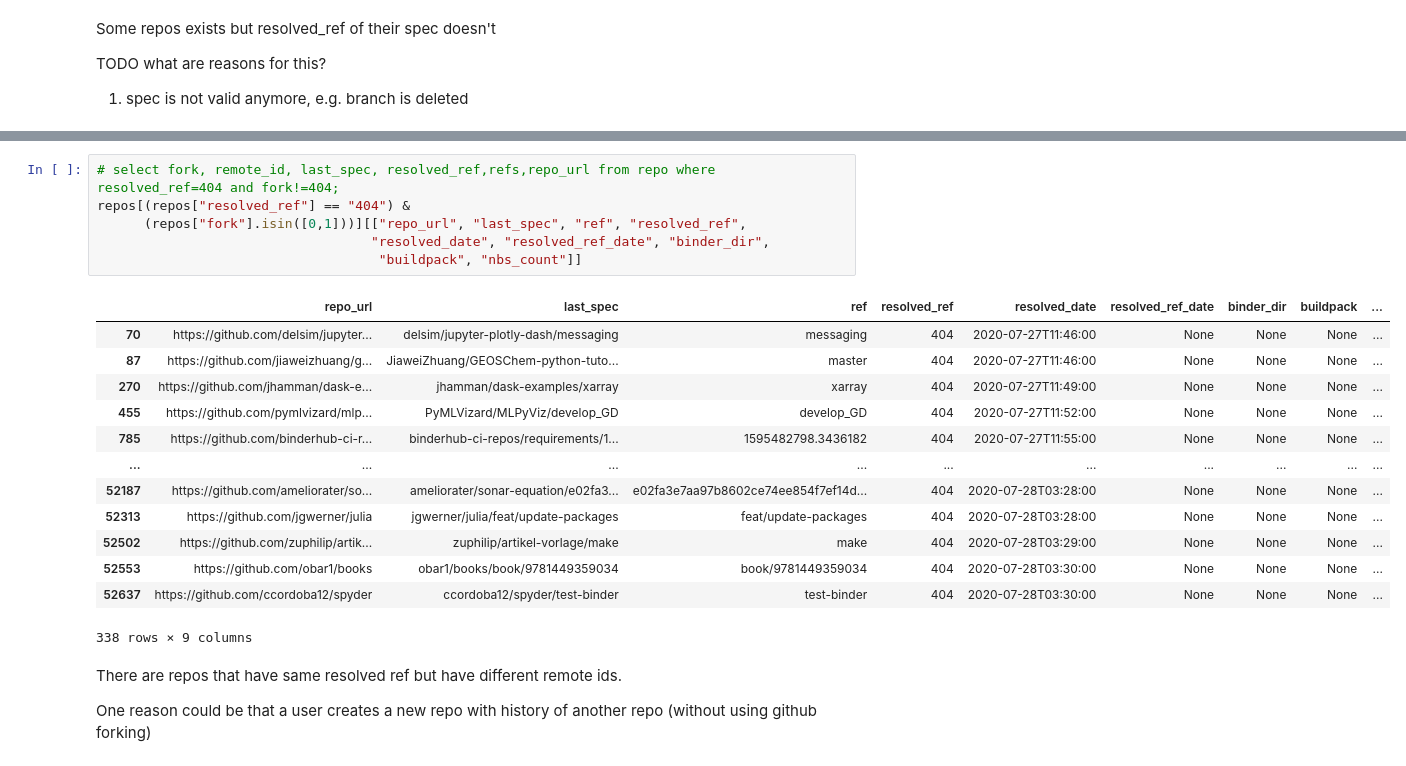
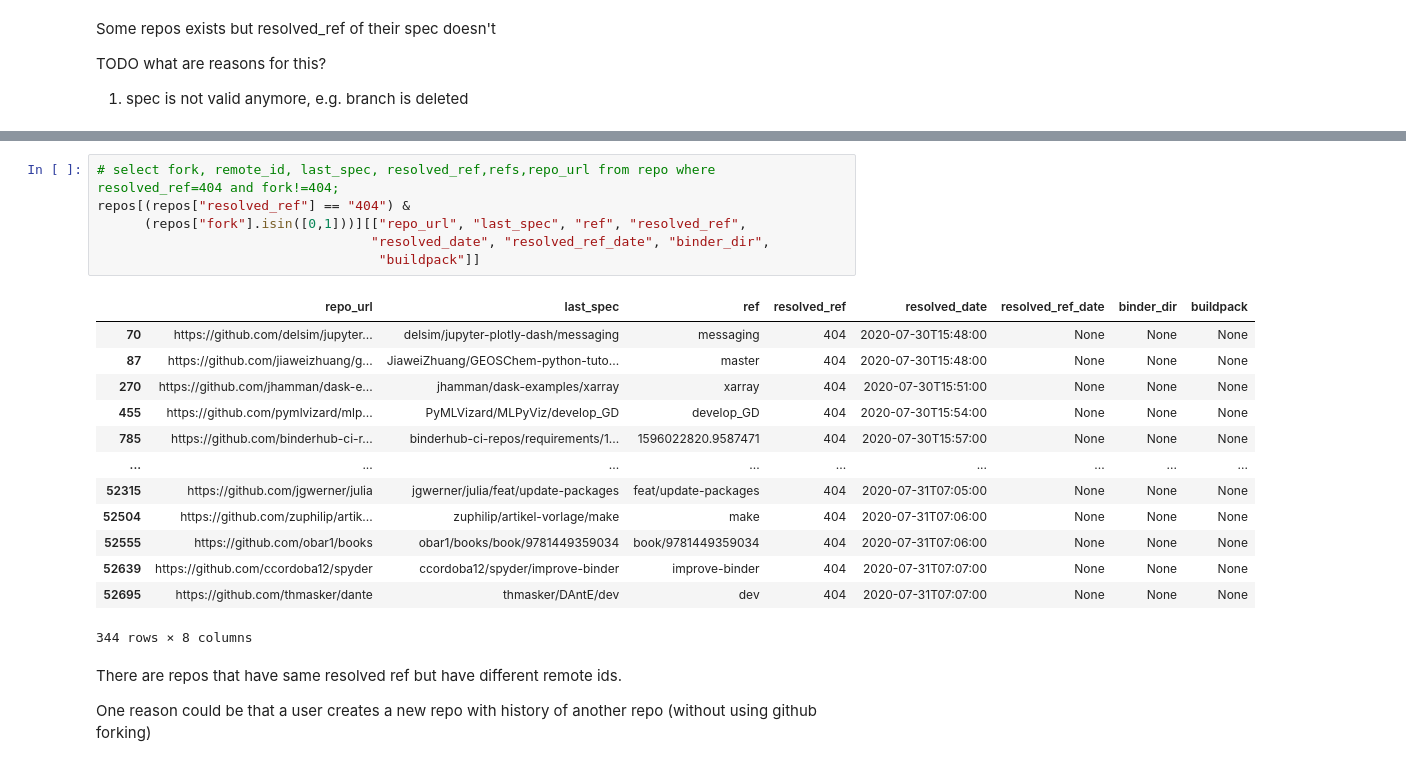
Before and after one commit to gesiscss/binder_paper_20, a Jupyter notebook: analysis/repos.ipynb, the cells around one changed output, grey strips where cells are left out. Saved outputs shown, nothing was run; the diff lists cells and outputs as text.

```diff
--- a/analysis/repos.ipynb
+++ b/analysis/repos.ipynb
@@ -219,23 +215,23 @@ len(repos[repos["resolved_ref"] == "404"])
 # %%
 # select fork, remote_id, last_spec, resolved_ref,refs,repo_url from repo where resolved_ref=404 and fork!=404;
 repos[(repos["resolved_ref"] == "404") &
       (repos["fork"].isin([0,1]))][["repo_url", "last_spec", "ref", "resolved_ref",
                                    "resolved_date", "resolved_ref_date", "binder_dir",
-                                    "buildpack", "nbs_count"]]
+                                    "buildpack"]]
 # %% [output]
-|  | repo_url | last_spec | ref | resolved_ref | resolved_date | resolved_ref_date | binder_dir | buildpack | ... |
-| 70 | https://github.com/delsim/jupyter... | delsim/jupyter-plotly-dash/messaging | messaging | 404 | 2020-07-27T11:46:00 | None | None | None | ... |
-| 87 | https://github.com/jiaweizhuang/g... | JiaweiZhuang/GEOSChem-python-tuto... | master | 404 | 2020-07-27T11:46:00 | None | None | None | ... |
-| 270 | https://github.com/jhamman/dask-e... | jhamman/dask-examples/xarray | xarray | 404 | 2020-07-27T11:49:00 | None | None | None | ... |
-| 455 | https://github.com/pymlvizard/mlp... | PyMLVizard/MLPyViz/develop_GD | develop_GD | 404 | 2020-07-27T11:52:00 | None | None | None | ... |
-| 785 | https://github.com/binderhub-ci-r... | binderhub-ci-repos/requirements/1... | 1595482798.3436182 | 404 | 2020-07-27T11:55:00 | None | None | None | ... |
-| ... | ... | ... | ... | ... | ... | ... | ... | ... | ... |
-| 52187 | https://github.com/ameliorater/so... | ameliorater/sonar-equation/e02fa3... | e02fa3e7aa97b8602ce74ee854f7ef14d... | 404 | 2020-07-28T03:28:00 | None | None | None | ... |
-| 52313 | https://github.com/jgwerner/julia | jgwerner/julia/feat/update-packages | feat/update-packages | 404 | 2020-07-28T03:28:00 | None | None | None | ... |
-| 52502 | https://github.com/zuphilip/artik... | zuphilip/artikel-vorlage/make | make | 404 | 2020-07-28T03:29:00 | None | None | None | ... |
-| 52553 | https://github.com/obar1/books | obar1/books/book/9781449359034 | book/9781449359034 | 404 | 2020-07-28T03:30:00 | None | None | None | ... |
-| 52637 | https://github.com/ccordoba12/spyder | ccordoba12/spyder/test-binder | test-binder | 404 | 2020-07-28T03:30:00 | None | None | None | ... |
+|  | repo_url | last_spec | ref | resolved_ref | resolved_date | resolved_ref_date | binder_dir | buildpack |
+| 70 | https://github.com/delsim/jupyter... | delsim/jupyter-plotly-dash/messaging | messaging | 404 | 2020-07-30T15:48:00 | None | None | None |
+| 87 | https://github.com/jiaweizhuang/g... | JiaweiZhuang/GEOSChem-python-tuto... | master | 404 | 2020-07-30T15:48:00 | None | None | None |
+| 270 | https://github.com/jhamman/dask-e... | jhamman/dask-examples/xarray | xarray | 404 | 2020-07-30T15:51:00 | None | None | None |
+| 455 | https://github.com/pymlvizard/mlp... | PyMLVizard/MLPyViz/develop_GD | develop_GD | 404 | 2020-07-30T15:54:00 | None | None | None |
+| 785 | https://github.com/binderhub-ci-r... | binderhub-ci-repos/requirements/1... | 1596022820.9587471 | 404 | 2020-07-30T15:57:00 | None | None | None |
+| ... | ... | ... | ... | ... | ... | ... | ... | ... |
+| 52315 | https://github.com/jgwerner/julia | jgwerner/julia/feat/update-packages | feat/update-packages | 404 | 2020-07-31T07:05:00 | None | None | None |
+| 52504 | https://github.com/zuphilip/artik... | zuphilip/artikel-vorlage/make | make | 404 | 2020-07-31T07:06:00 | None | None | None |
+| 52555 | https://github.com/obar1/books | obar1/books/book/9781449359034 | book/9781449359034 | 404 | 2020-07-31T07:06:00 | None | None | None |
+| 52639 | https://github.com/ccordoba12/spyder | ccordoba12/spyder/improve-binder | improve-binder | 404 | 2020-07-31T07:07:00 | None | None | None |
+| 52695 | https://github.com/thmasker/dante | thmasker/DAntE/dev | dev | 404 | 2020-07-31T07:07:00 | None | None | None |
-338 rows × 9 columns
+344 rows × 8 columns
 # %% [markdown]
 There are repos that have same resolved ref but have different remote ids.
 
```
Also changed, not shown: parts of 47 cells of this notebook, 3 other files.
